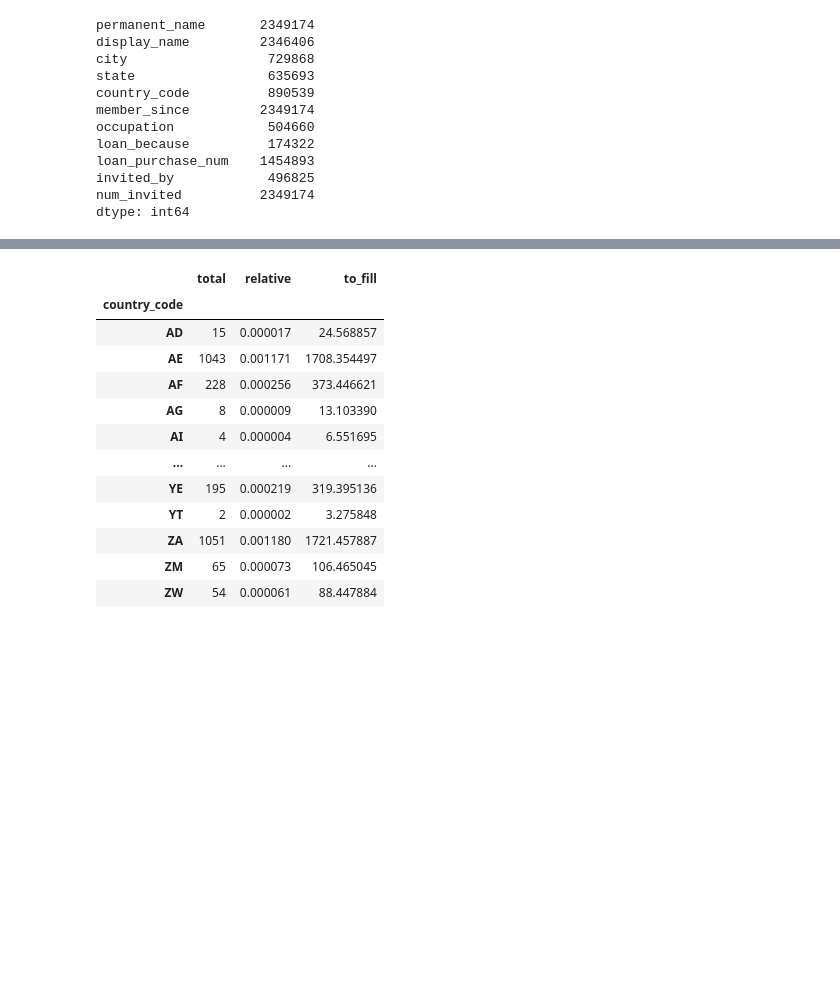
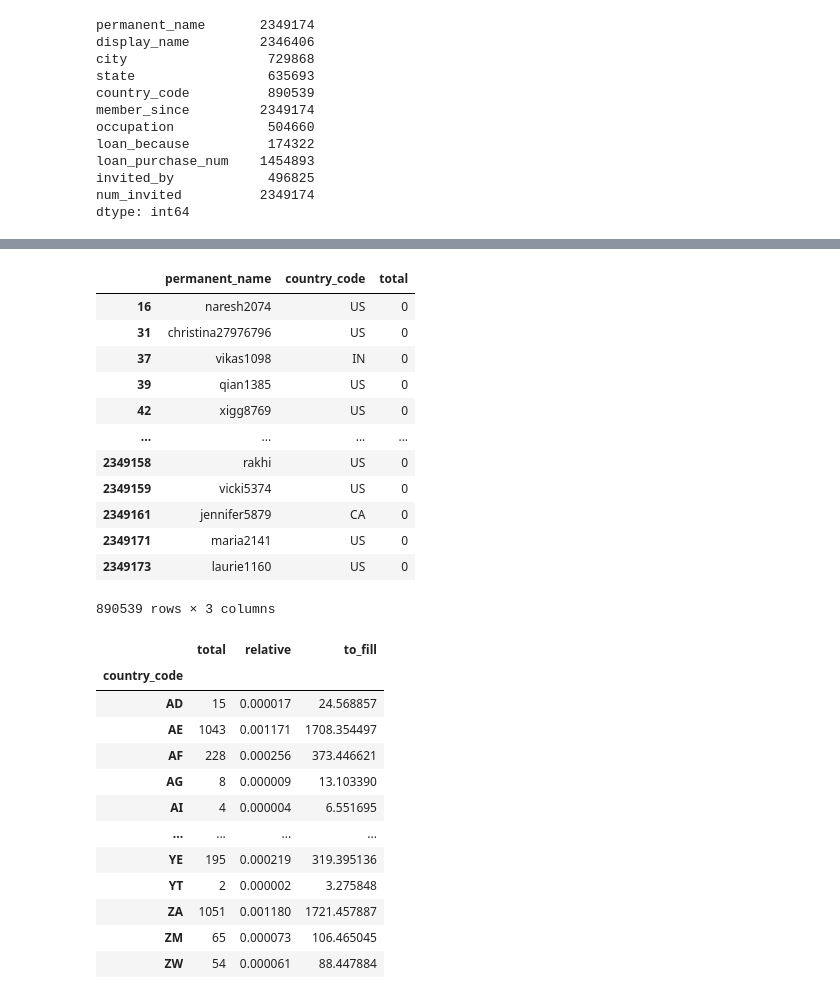
Before and after one commit to kayne87/FoCS, a Jupyter notebook: FoCS_new.ipynb, the cells around one changed output, grey strips where cells are left out. Drawn from its saved outputs; the diff is of its cells as text; code cells hidden in the pictures; blank space fills up the shorter version.

```diff
--- a/FoCS_new.ipynb
+++ b/FoCS_new.ipynb
@@ -511 +577,19 @@ The tables above highlights how many **missing values** we have in country_code
+# %%
+#take all the lenders with missing country values
+df_lenders_with_country = df_lenders_sub[df_lenders_sub['country_code'].notnull()]
+df_lenders_with_country
+# %% [output]
+|  | permanent_name | country_code | total |
+| 16 | naresh2074 | US | 0 |
+| 31 | christina27976796 | US | 0 |
+| 37 | vikas1098 | IN | 0 |
+| 39 | qian1385 | US | 0 |
+| 42 | xigg8769 | US | 0 |
+| ... | ... | ... | ... |
+| 2349158 | rakhi | US | 0 |
+| 2349159 | vicki5374 | US | 0 |
+| 2349161 | jennifer5879 | CA | 0 |
+| 2349171 | maria2141 | US | 0 |
+| 2349173 | laurie1160 | US | 0 |
+890539 rows × 3 columns
 # %%
```
Also changed, not shown: parts of 28 cells of this notebook.
